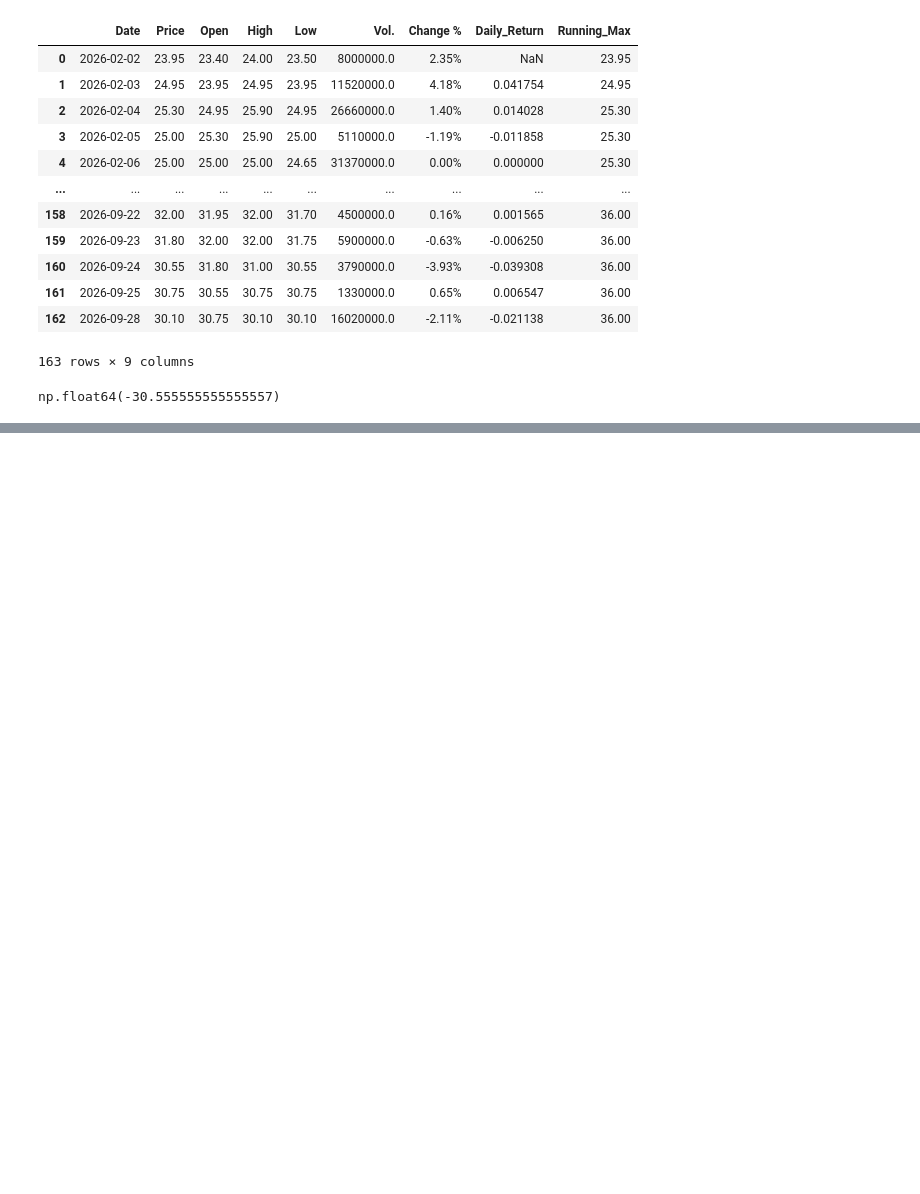
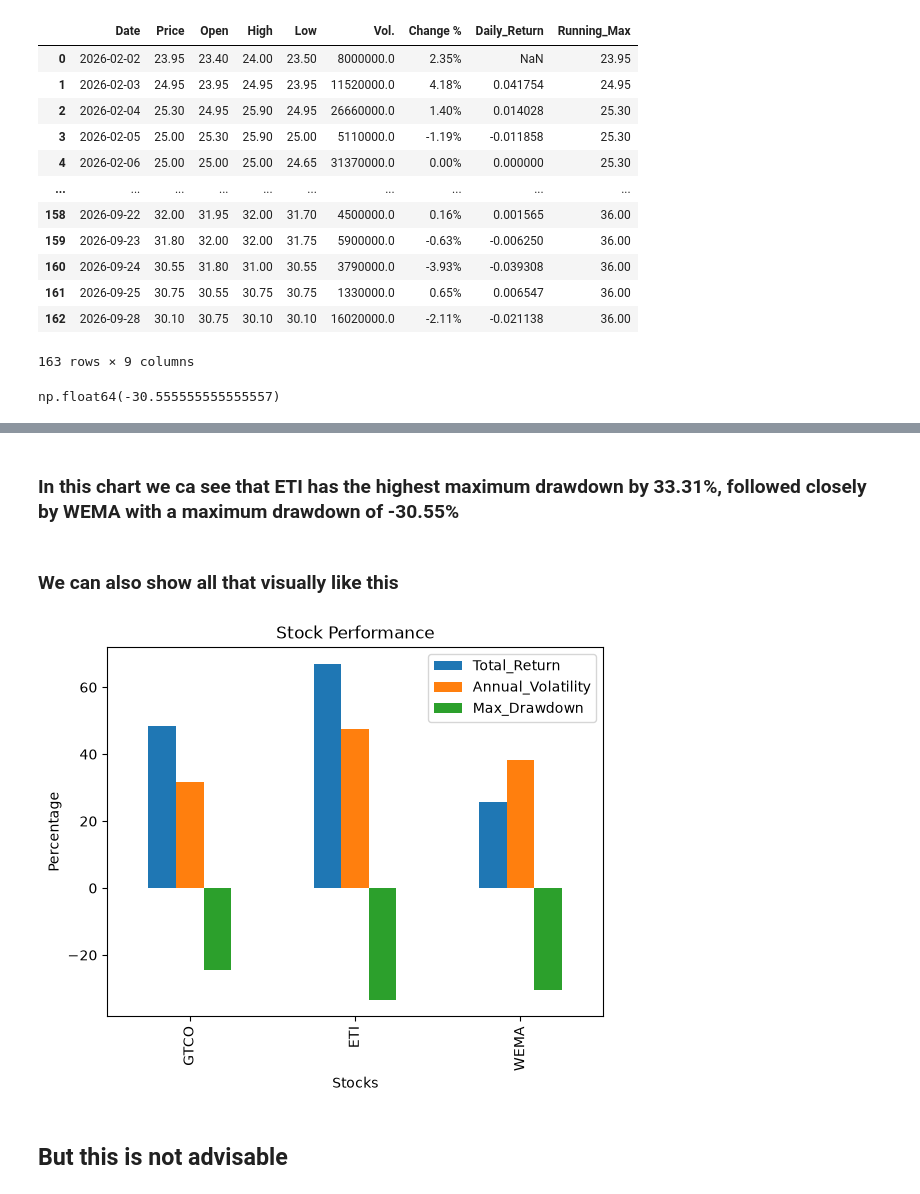
Before and after one commit to Ekeneparody/Data-Science, a Jupyter notebook: Project/NGX performance.ipynb, the cells around one changed output, grey strips where cells are left out. Drawn from its saved outputs; the diff is of its cells as text; code cells hidden in the pictures; blank space fills up the shorter version.

```diff
--- a/Project/NGX performance.ipynb
+++ b/Project/NGX performance.ipynb
@@ -1164,0 +1221,15 @@ Name: 98, dtype: object
+# %% [markdown]
+### In this chart we ca see that ETI has the highest maximum drawdown by 33.31%, followed closely by WEMA with a maximum drawdown of -30.55%
+# %% [markdown]
+### We can also show all that visually like this
+# %%
+comparison.plot(x = 'Stocks', y = ['Total_Return', 'Annual_Volatility', 'Max_Drawdown'], kind = 'bar')
+
+plt.xlabel('Stocks')
+plt.ylabel('Percentage')
+plt.title('Stock Performance')
+plt.show()
+# %% [output]
+[figure, added]
+# %% [markdown]
+## **But this is not advisable**
```
Also changed, not shown: parts of 19 cells of this notebook.
